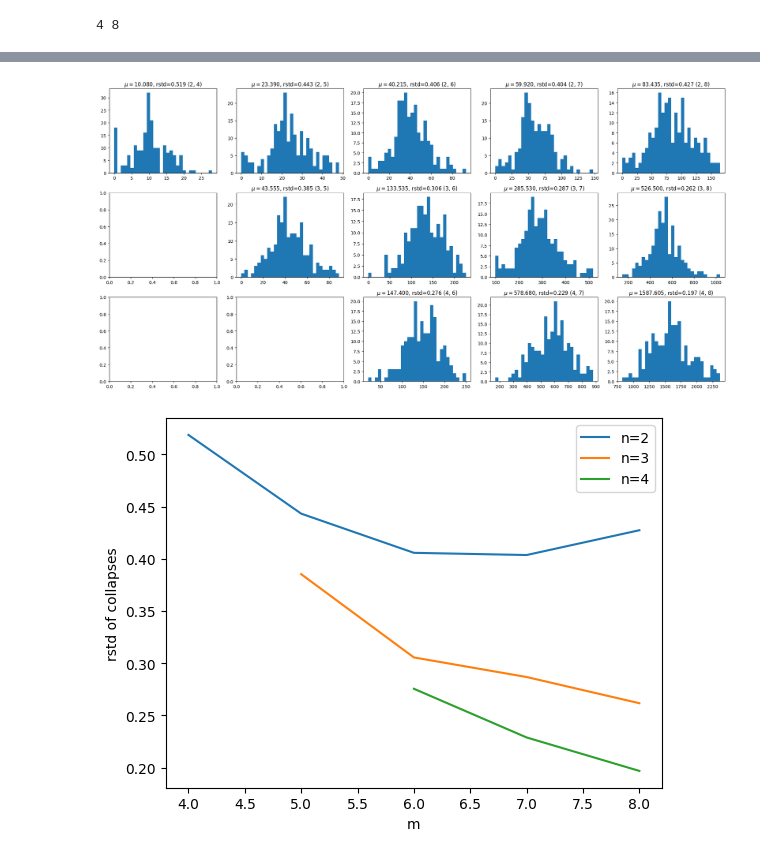
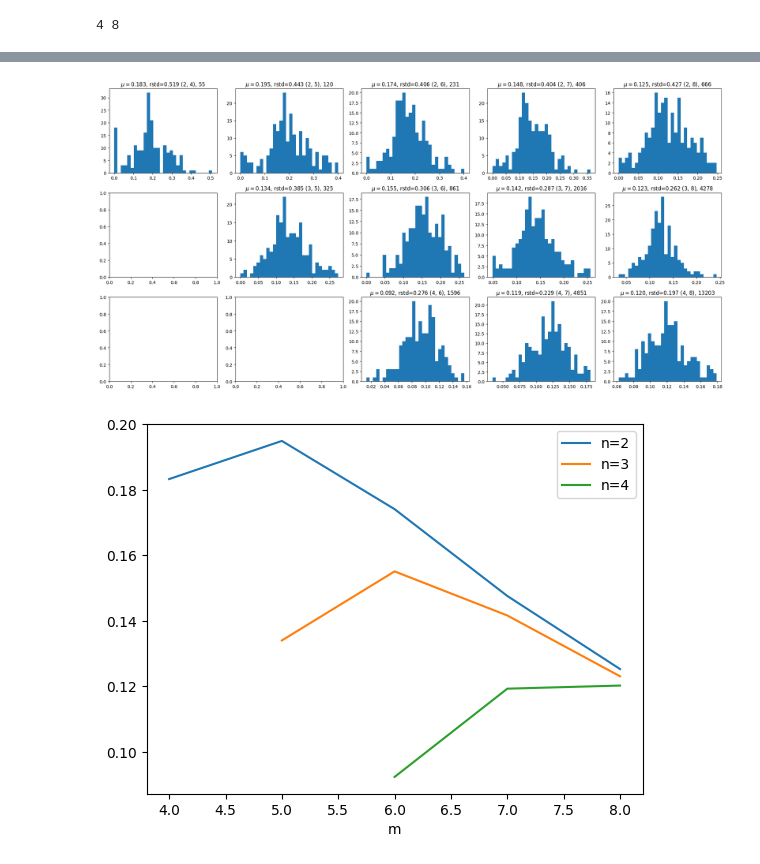
Before and after one commit to BigBalloon8/injectivity, a Jupyter notebook: distributions.ipynb, the cells around one changed output, grey strips where cells are left out. Saved outputs shown, nothing was run; the diff lists cells and outputs as text; code cells hidden in the pictures.

```diff
--- a/distributions.ipynb
+++ b/distributions.ipynb
@@ -48,36 +67,39 @@ with open("dist_stats.pickle", "rb") as f:
 # %%
 import matplotlib.pyplot as plt
+import math
 
 fig, axes = plt.subplots(len(ns), len(ms), figsize=(20,10))
+
+num_pairs = lambda n, m: sum([math.comb(m, k) for k in range(n+1)])
 
 for i, n in enumerate(ns):
     n = n.item()
     for j, m in enumerate(ms[ms>n+1]):
         m = m.item()
-        collapses = torch.tensor(stats[(n, m)])
-        axes[i, i+j].hist(stats[(n, m)], bins=30)
+        collapses = torch.tensor(stats[(n, m)])/math.comb((num_pairs(n,m)), 2)
+        axes[i, i+j].hist(collapses, bins=30)
         collapses = collapses.to(float)
-        axes[i, i+j].set_title(f"{r'$\mu=$'}{collapses.mean().item():.3f}, rstd={(collapses.std()/collapses.mean()).item():.3f} {(n, m)}")
+        axes[i, i+j].set_title(f"{r'$\mu=$'}{collapses.mean().item():.3f}, rstd={(collapses.std()/collapses.mean()).item():.3f} {(n, m)}, {math.comb((num_pairs(n,m)), 2)}")
 
 plt.tight_layout()
 # %% [output]
-[figure, old version]
+[figure, new version]
 # %%
 for n in ns:
     n = n.item()
     ms_used = []
     rstds = []
     for j, m in enumerate(ms[ms>n+1]):
         m = m.item()
         ms_used.append(m)
-        collapses = torch.tensor(stats[(n, m)])
+        collapses = torch.tensor(stats[(n, m)])/math.comb((num_pairs(n,m)), 2)
         collapses = collapses.to(float)
-        rstds.append((collapses.std()/collapses.mean()).item())
+        rstds.append((collapses.mean()).item())
     plt.plot(ms_used, rstds, label=f"n={n}")
 
 plt.xlabel("m")
-plt.ylabel("rstd of collapses")
+#plt.ylabel("rstd of collapses")
 plt.legend()
 plt.show()
 # %% [output]
-[figure, old version]
+[figure, new version]
```
Also changed, not shown: parts of 1 cell of this notebook, 12 other files.
